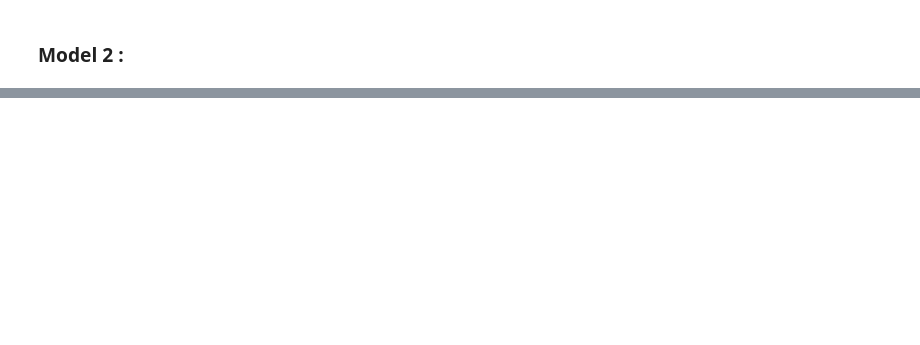
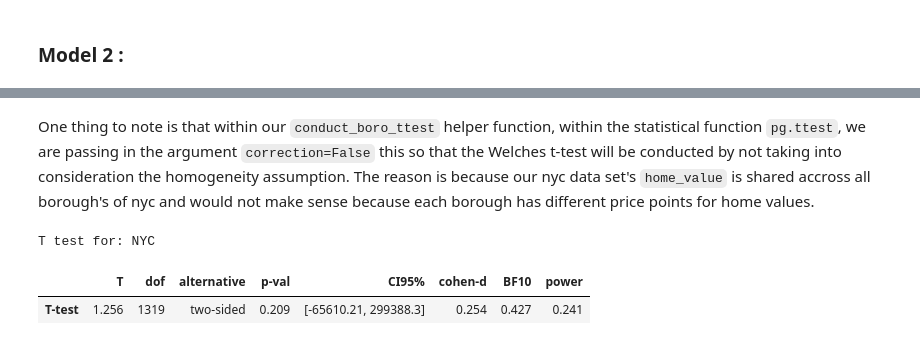
Before and after one commit to hpuma/Airbnb_Rental_Project, a Jupyter notebook: FINAL_EDA_NOTEBOOK.ipynb, the cells around one changed output, grey strips where cells are left out. Saved outputs shown, nothing was run; the diff lists cells and outputs as text; code cells hidden in the pictures; blank space fills up the shorter version.

```diff
--- a/FINAL_EDA_NOTEBOOK.ipynb
+++ b/FINAL_EDA_NOTEBOOK.ipynb
@@ -246,0 +376,18 @@ The graph below shows the regression line model between  mean rent price and the
+# %% [markdown]
+One thing to note is that within our `conduct_boro_ttest` helper function, within the statistical function `pg.ttest`, we are passing in the argument `correction=False` this so that the Welches t-test will be conducted by not taking into consideration the homogeneity assumption. The reason is because our nyc data set's `home_value` is shared accross all borough's of nyc and would not make sense because each borough has different price points for home values.
+# %%
+# Generalized helper function to conduct t-test
+def conduct_boro_ttest(top_zipcodes, remaining_zipcodes, boro=None):
+    if boro:
+        top_zipcodes = top_zipcodes[top_zipcodes["borough"] == boro]
+        remaining_zipcodes = remaining_zipcodes[remaining_zipcodes["borough"] == boro]
+        print("T test for: {}".format(boro))
+    correction = True if boro != None else False
+    return pg.ttest(top_zipcodes["home_value"], remaining_zipcodes["home_value"], correction=False)
+# %%
+print("T test for: NYC")
+conduct_boro_ttest(top_zipcodes, remaining_zipcodes, None)
+# %% [output]
+T test for: NYC
+|  | T | dof | alternative | p-val | CI95% | cohen-d | BF10 | power |
+| T-test | 1.256 | 1319 | two-sided | 0.209 | [-65610.21, 299388.3] | 0.254 | 0.427 | 0.241 |
```
Also changed, not shown: parts of 25 cells of this notebook.
